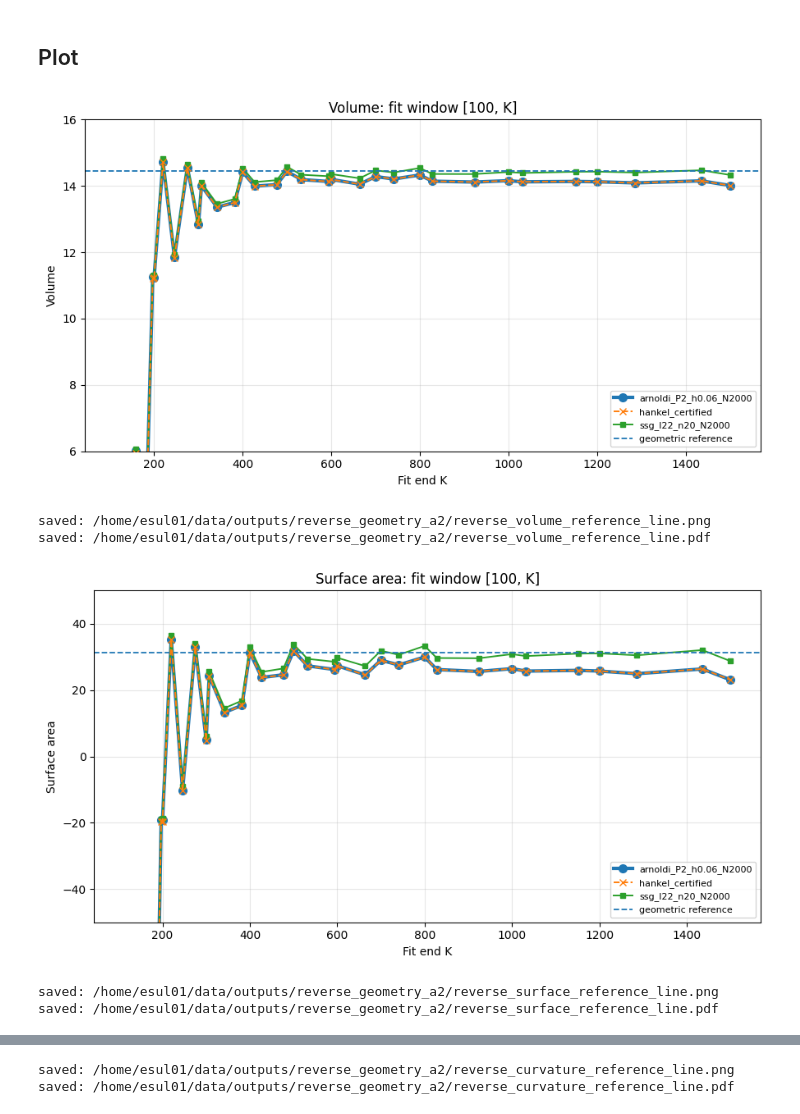
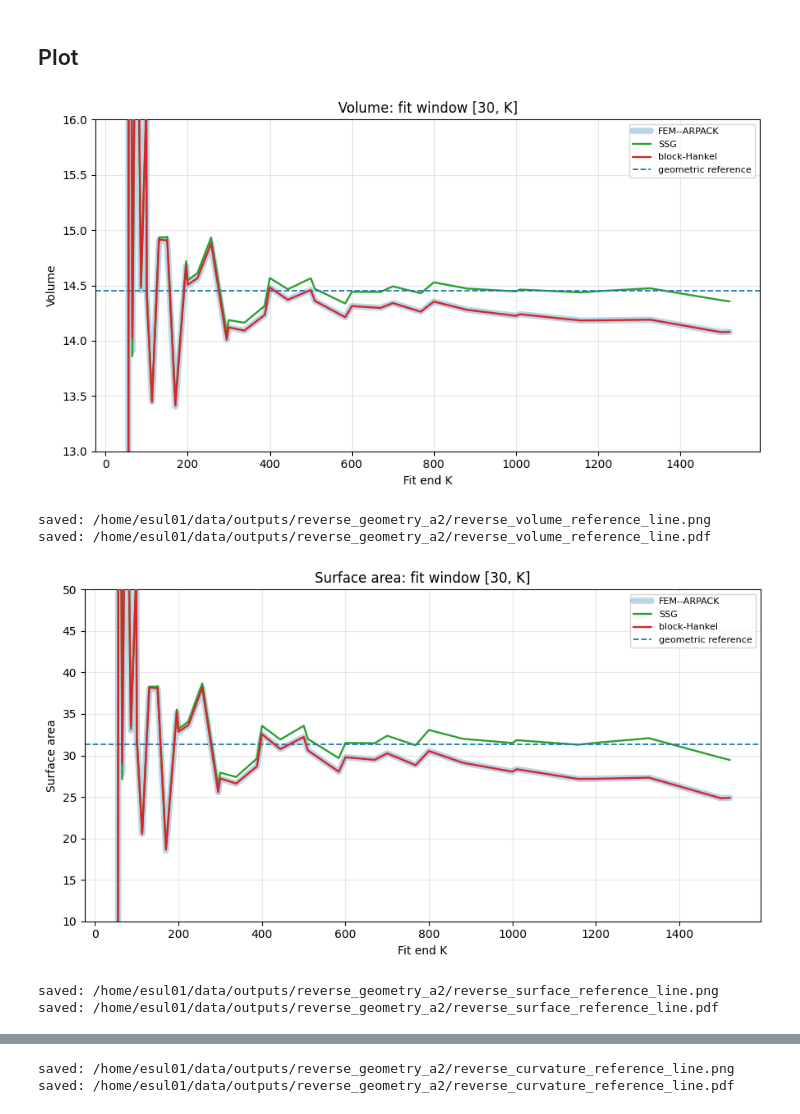
Before and after one commit to Sultanow/cone-operator-lab, a Jupyter notebook: ellipsoid-benchmark/notebooks/reverse_geometry_A2_validation.ipynb, the cells around one changed output, grey strips where cells are left out. Drawn from its saved outputs; the diff is of its cells as text; code cells hidden in the pictures.

```diff
--- a/ellipsoid-benchmark/notebooks/reverse_geometry_A2_validation.ipynb
+++ b/ellipsoid-benchmark/notebooks/reverse_geometry_A2_validation.ipynb
@@ -45,7 +45,7 @@ EIG_FILES = {
 
 # Fit window configuration.
 # Each plotted point K uses eigenvalues from FIT_START to K.
-FIT_START = 100       # try 1, 50, 100, 200
+FIT_START = 30       # try 1, 50, 100, 200
 FIT_END_MAX = 1600  # None = use all available eigenvalues per method
 
 K_VALUES_BASE = np.array([
@@ -56,21 +56,18 @@ K_VALUES_BASE = np.array([
 # Plot Configuration
 K_MAX_PLOT = None  # None = full range
 Y_LIMITS = {
-    "V_est_3term": (6, 16), # None = full range
-    "S_est_3term": (-50, 50), # None = full range
+    "V_est_3term": (13, 16), # None = full range
+    "S_est_3term": (10, 50), # None = full range
     "C_est_3term": (-50, 50), # None = full range
     "V_rel_err_3term": (-0.2, 0.2), # None = full range
     "S_rel_err_3term": (-1, 1), # None = full range
-    "C_rel_err_3term": (-20, 20) # None = full range
+    "C_rel_err_3term": (-15, 15) # None = full range
 }
 
 STYLES = {
-    "arnoldi_P2_h0.06_N2000": dict(color="C0", linestyle="-",  linewidth=3.0,
-                                   marker="o", markersize=7, zorder=1),
-    "hankel_certified":       dict(color="C1", linestyle="--", linewidth=1.4,
-                                   marker="x", markersize=6, zorder=3),
-    "ssg_l22_n20_N2000":      dict(color="C2", linestyle="-",  linewidth=1.4,
-                                   marker="s", markersize=4, zorder=2),
+    "FEM--ARPACK":  dict(color="#1f77b4", linestyle="-", linewidth=5.5, alpha=0.30, zorder=1, solid_capstyle="round"),
+    "block-Hankel": dict(color="#d62728", linestyle="-", linewidth=1.7, zorder=3, solid_capstyle="round"),
+    "SSG":          dict(color="#2ca02c", linestyle="-", linewidth=1.7, zorder=2, solid_capstyle="round"),
 }
 
 # Mapping von Dateinamen (Keys in EIG_FILES) zu den Anzeigennamen
@@ -79,6 +76,8 @@ NAME_MAPPING = {
     "ssg_l22_n20_N2000": "SSG",
     "hankel_certified": "block-Hankel",
 }
+
+PLOT_ORDER = ["FEM--ARPACK", "SSG", "block-Hankel"]
 # %%
 V_true = true_ellipsoid_volume(a, b, c)
 S_true = ellipsoid_surface_area(a, b, c)
@@ -317,9 +316,9 @@ plot_specs = [
 for estimate_col, ref_col, ylabel, filename in plot_specs:
     fig, ax = plt.subplots(figsize=(9, 5))
 
-    for method, part in df_plot.groupby("method"):
-        part = part.sort_values("K")
-        ax.plot(part["K"], part[estimate_col], label=method, **STYLES.get(method, dict(marker="o", linewidth=1.4)))
+    for method in [m for m in PLOT_ORDER if m in set(df_plot["method"])]:
+        part = df_plot[df_plot["method"] == method].sort_values("K")
+        ax.plot(part["K"], part[estimate_col], label=NAME_MAPPING.get(method, method), **STYLES.get(method, dict(marker="o", linewidth=1.4)))
 
     ref_value = float(df_plot[ref_col].dropna().iloc[0])
     ax.axhline(
@@ -335,34 +334,34 @@ for estimate_col, ref_col, ylabel, filename in plot_specs:
     ylim = Y_LIMITS.get(estimate_col)
     if ylim is not None:
         ax.set_ylim(*ylim)
 
     ax.set_title(f"{ylabel}: fit window [{FIT_START}, K]")
     ax.grid(True, alpha=0.3)
     ax.legend(fontsize=8)
 
     fig.tight_layout()
 
     png_path = OUT_DIR / filename
     pdf_path = OUT_DIR / Path(filename).with_suffix(".pdf").name
 
     fig.savefig(
         png_path,
         dpi=300,
         bbox_inches="tight",
     )
     fig.savefig(
         pdf_path,
         bbox_inches="tight",
     )
 
     plt.show()
 
     print("saved:", png_path)
     print("saved:", pdf_path)
 # %% [output]
-[figure, old version]
+[figure, new version]
 saved: /home/esul01/data/outputs/reverse_geometry_a2/reverse_volume_reference_line.png
 saved: /home/esul01/data/outputs/reverse_geometry_a2/reverse_volume_reference_line.pdf
-[figure, old version]
+[figure, new version]
 saved: /home/esul01/data/outputs/reverse_geometry_a2/reverse_surface_reference_line.png
 saved: /home/esul01/data/outputs/reverse_geometry_a2/reverse_surface_reference_line.pdf
```
Also changed, not shown: parts of 4 cells of this notebook.
